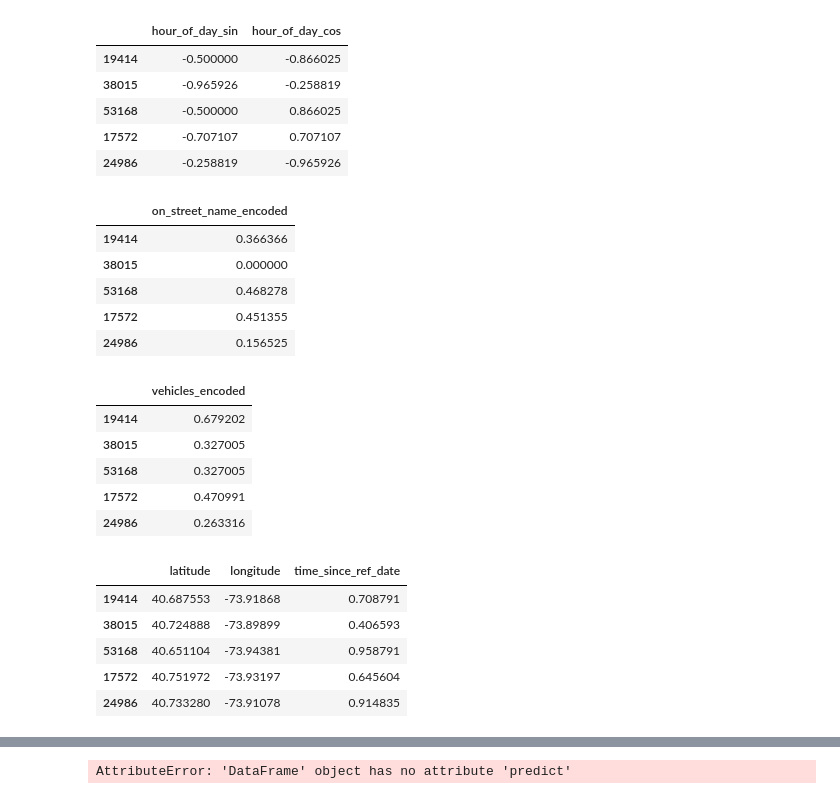
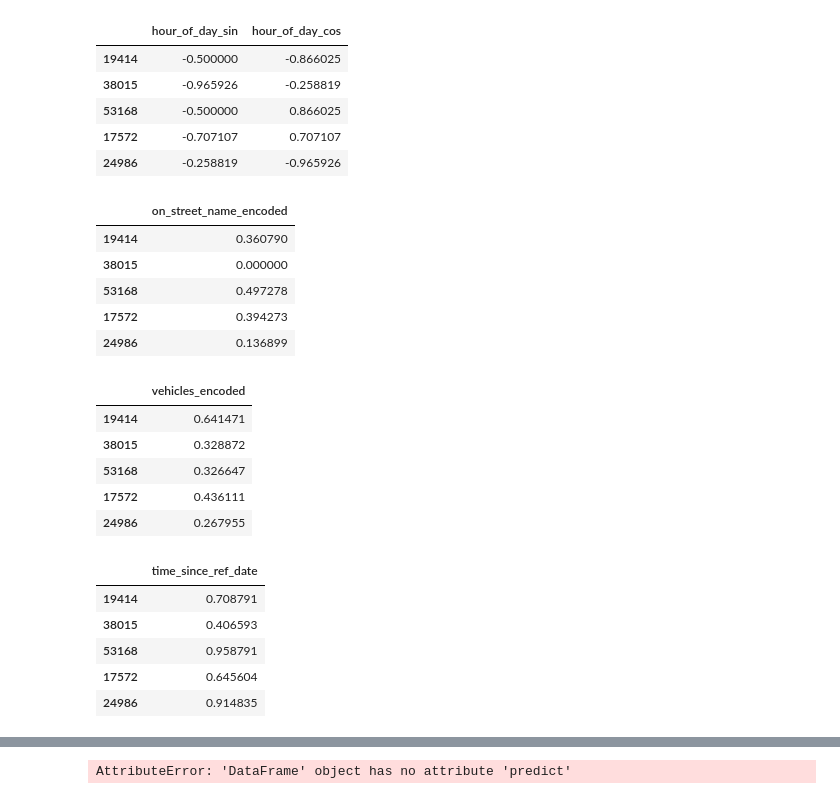
Before and after one commit to Jonathan-Garcia1/new-york-vehicle-collisions, a Jupyter notebook: final_repor.ipynb, the cells around one changed output, grey strips where cells are left out. Cells and saved outputs as stored; diff of their text form; code cells hidden in the pictures.

```diff
--- a/final_repor.ipynb
+++ b/final_repor.ipynb
@@ -462,2 +457,0 @@ CSV file for 2022 already exists. Loading data from the CSV.
-# %%
-train, val, test = mdl.train_val_test_split(df)
@@ -650,11 +538,11 @@ test.drop('on_street_name', axis=1, inplace=True)
 train[['on_street_name_encoded']].head()
 # %% [output]
 |  | on_street_name_encoded |
-| 19414 | 0.366366 |
+| 19414 | 0.360790 |
 | 38015 | 0.000000 |
-| 53168 | 0.468278 |
-| 17572 | 0.451355 |
-| 24986 | 0.156525 |
+| 53168 | 0.497278 |
+| 17572 | 0.394273 |
+| 24986 | 0.136899 |
 # %%
 # Fit the encoder on the training data and transform both train and val data.
 train['vehicles_encoded'] = target_encoder.fit_transform(train[['vehicles']], train['injuries'])
@@ -670,48 +558,55 @@ test['vehicles_encoded'] = target_encoder.transform(test[['vehicles']])
 train[['vehicles_encoded']].head()
 # %% [output]
 |  | vehicles_encoded |
-| 19414 | 0.679202 |
-| 38015 | 0.327005 |
-| 53168 | 0.327005 |
-| 17572 | 0.470991 |
-| 24986 | 0.263316 |
+| 19414 | 0.641471 |
+| 38015 | 0.328872 |
+| 53168 | 0.326647 |
+| 17572 | 0.436111 |
+| 24986 | 0.267955 |
 # %%
 from sklearn.preprocessing import StandardScaler, MinMaxScaler
 
 # Initialize the scalers
 standard_scaler = StandardScaler()
 minmax_scaler = MinMaxScaler()
 
 # Adding a small buffer around these
 latitude_min, latitude_max = 40.0, 41.0
 longitude_min, longitude_max = -75.0, -73.0
 
 # Calculate the overall minimum and maximum values based on these boundaries
 overall_min = min(latitude_min, longitude_min)
 overall_max = max(latitude_max, longitude_max)
 
 # Apply Min-Max scaling with the common scaling factor
 def minmax_scale_with_aspect(value, overall_min, overall_max):
     return (value - overall_min) / (overall_max - overall_min)
 
 # Re-apply Min-Max scaling with the new scaling factor
 for col in ['latitude', 'longitude']:
     train[col + '_scaled'] = minmax_scale_with_aspect(train[col], overall_min, overall_max)
     val[col + '_scaled'] = minmax_scale_with_aspect(val[col], overall_min, overall_max)
     test[col + '_scaled'] = minmax_scale_with_aspect(test[col], overall_min, overall_max)
 
+# Drop the original 'on_street_name' column
+train.drop('latitude', axis=1, inplace=True)
+train.drop('longitude', axis=1, inplace=True)
+val.drop('latitude', axis=1, inplace=True)
+val.drop('longitude', axis=1, inplace=True)
+test.drop('latitude', axis=1, inplace=True)
+test.drop('longitude', axis=1, inplace=True)
 
 # Apply Min-Max Scaling to 'time_since_ref_date'
 train['time_since_ref_date'] = minmax_scaler.fit_transform(train[['time_since_ref_date']])
 val['time_since_ref_date'] = minmax_scaler.transform(val[['time_since_ref_date']])
 test['time_since_ref_date'] = minmax_scaler.transform(test[['time_since_ref_date']])
 
 # Show the first few rows of the transformed datasets
-train[['latitude', 'longitude', 'time_since_ref_date']].head()
+train[['time_since_ref_date']].head()
 # %% [output]
-|  | latitude | longitude | time_since_ref_date |
-| 19414 | 40.687553 | -73.91868 | 0.708791 |
-| 38015 | 40.724888 | -73.89899 | 0.406593 |
-| 53168 | 40.651104 | -73.94381 | 0.958791 |
-| 17572 | 40.751972 | -73.93197 | 0.645604 |
-| 24986 | 40.733280 | -73.91078 | 0.914835 |
+|  | time_since_ref_date |
+| 19414 | 0.708791 |
+| 38015 | 0.406593 |
+| 53168 | 0.958791 |
+| 17572 | 0.645604 |
+| 24986 | 0.914835 |
```
Also changed, not shown: parts of 29 cells of this notebook.
